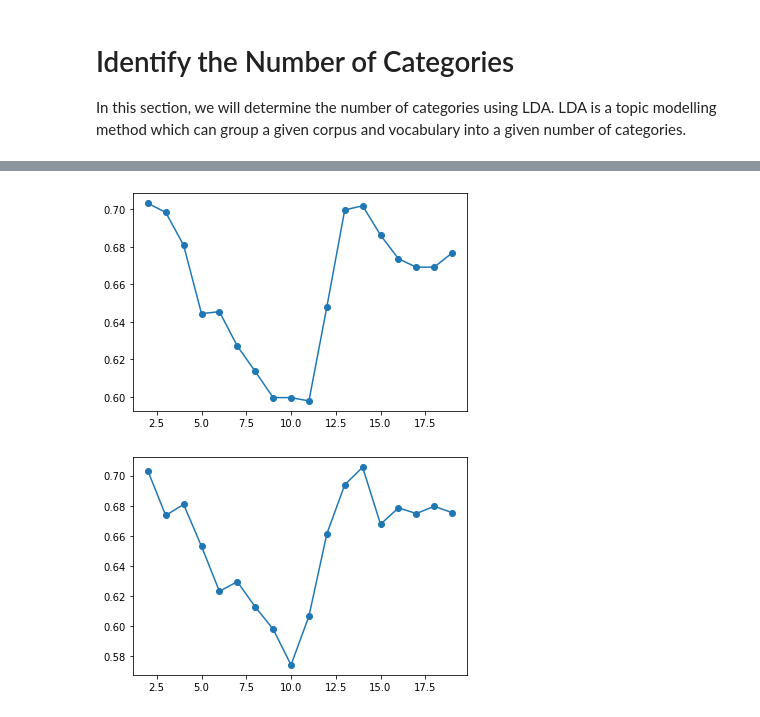
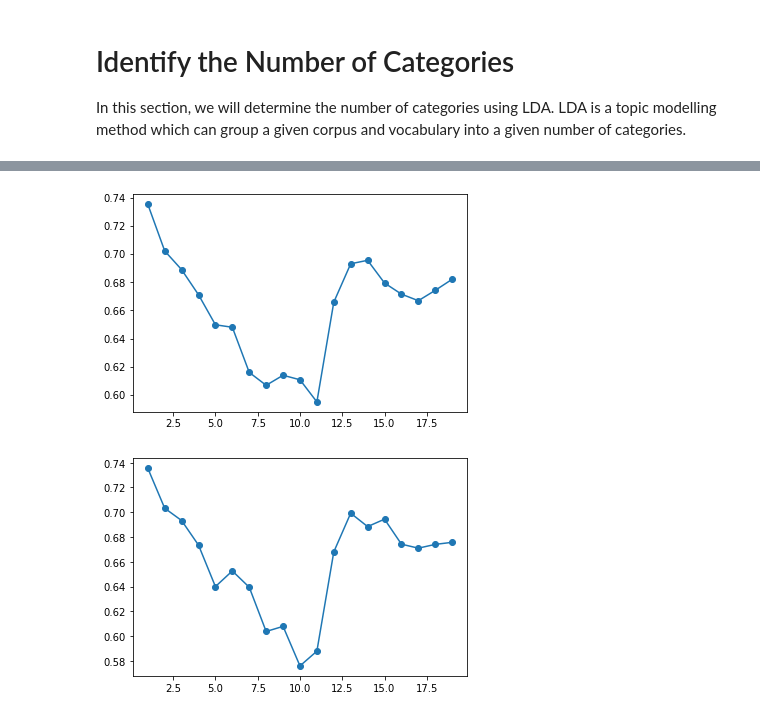
Before and after one commit to myJSheart/bank_transactions_clustering, a Jupyter notebook: notebooks/explore_data.ipynb, the cells around one changed output, grey strips where cells are left out. Cells and saved outputs as stored; diff of their text form; code cells hidden in the pictures.

```diff
--- a/notebooks/explore_data.ipynb
+++ b/notebooks/explore_data.ipynb
@@ -94,7 +93,7 @@ Y = []
 dictionary = Dictionary([transaction_detail.split() for transaction_detail in transaction_details])
 corpus = [dictionary.doc2bow(word_tokenize(transaction_detail)) for transaction_detail in transaction_details]
 
-for num_topics in range(1, 15):
+for num_topics in range(1, 20):
     lda = LdaModel(corpus, num_topics, dictionary, alpha=0.01, eta=0.9)
 
     cm = CoherenceModel(model=lda, texts=[word_tokenize(transaction_detail) for transaction_detail in transaction_details], coherence='c_v', topn=10, window_size=10)
@@ -128,26 +132,26 @@ for i in range(num_topics):
 # %%
 # n-gram = 2
 docs = convert_ngrams_docs(transaction_details, 2)
 
 dictionary = Dictionary([doc.split() for doc in docs])
 corpus = [dictionary.doc2bow(word_tokenize(doc)) for doc in docs]
 
 X = []
 Y = []
 
-for num_topics in range(2,20):
+for num_topics in range(1, 20):
     lda = LdaModel(corpus, num_topics, dictionary)
 
     cm = CoherenceModel(model=lda, texts=[word_tokenize(doc) for doc in docs], corpus=corpus, coherence='c_v')
     coherence = cm.get_coherence()
 
     X.append(num_topics)
     Y.append(coherence)
 
 plt.plot(X, Y, marker = 'o')
 plt.show()
 # %% [output]
-[figure, old version]
+[figure, new version]
 # %%
 # n-gram = 3
 docs = convert_ngrams_docs(transaction_details, 3)
@@ -159,7 +163,7 @@ corpus = [dictionary.doc2bow(word_tokenize(doc)) for doc in docs]
 X = []
 Y = []
 
-for num_topics in range(2, 20):
+for num_topics in range(1, 20):
     lda = LdaModel(corpus, num_topics, dictionary)
 
     cm = CoherenceModel(model=lda, texts=[word_tokenize(doc) for doc in docs], corpus=corpus, coherence='c_v')
@@ -171,4 +175,4 @@ for num_topics in range(2, 20):
 plt.plot(X, Y, marker = 'o')
 plt.show()
 # %% [output]
-[figure, old version]
+[figure, new version]
```
Also changed, not shown: parts of 8 cells of this notebook, 1 other file.
